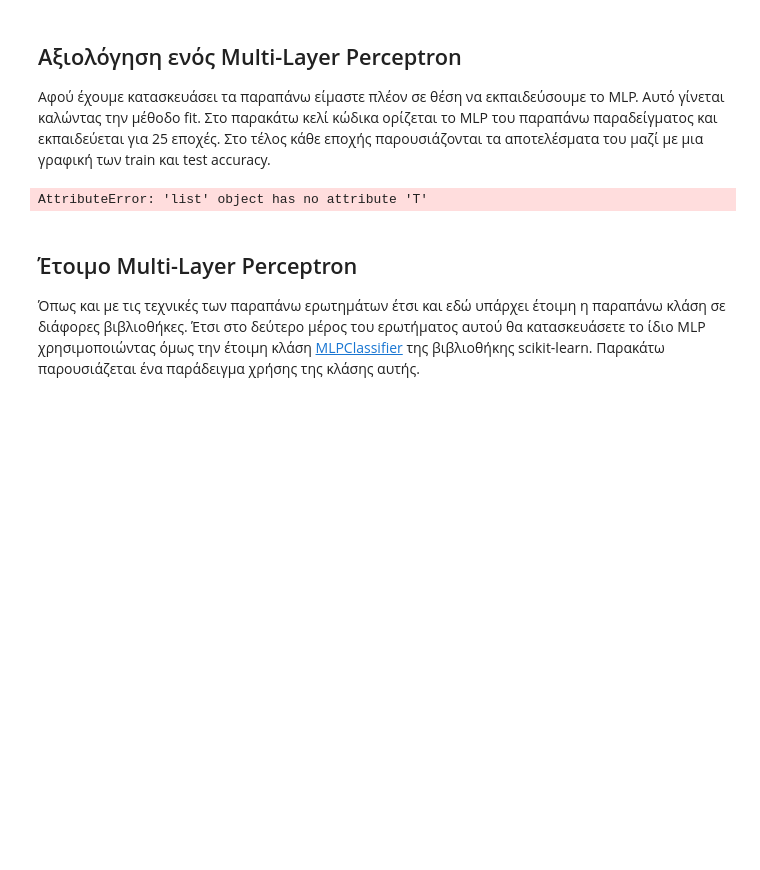
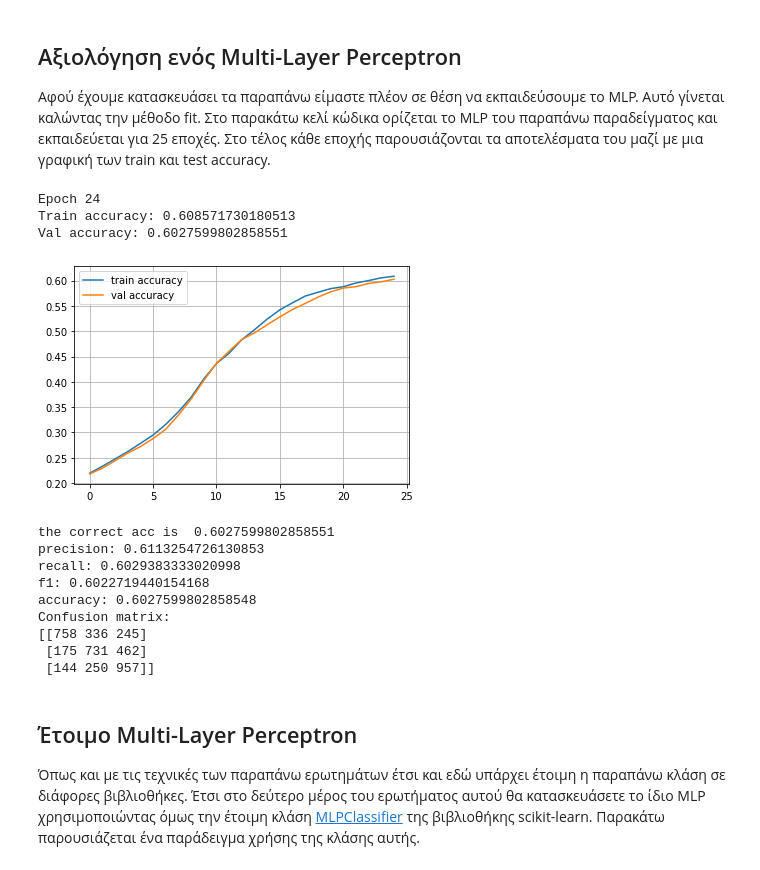
Before and after one commit to nikolastas/Artificial-Intelligence-2020-2021, a Jupyter notebook: lab3/3rd_lab_assignment_AI.ipynb, the cells around one changed output. Cells and saved outputs as stored; diff of their text form; code cells hidden in the pictures; blank space fills up the shorter version.

```diff
--- a/lab3/3rd_lab_assignment_AI.ipynb
+++ b/lab3/3rd_lab_assignment_AI.ipynb
@@ -154,6 +154,7 @@ x_test, y_test, x_train, y_train = [], [], [], []
 ##################
 ## Your code below
 songGenreToNumber= {"Electronic":0, "Rock":1, "Rap":2}
+listOfChar2Genre={}
 count_elements_by_genre={}
 
 for row in data.itertuples(index=True, name='Pandas'):
@@ -193,7 +194,9 @@ def addTestAndTrain (ok ,genre, characteristic, x_test, y_test, x_train, y_train
         y_train.append(genre)
 
 # new code start
+i=0
 for row in data.itertuples(index=True, name='Pandas'):
+    i+=i
     songGenre = getattr(row, 'music_genre')
 
     addToTest = False
@@ -207,8 +210,8 @@ for row in data.itertuples(index=True, name='Pandas'):
     mylist=[]
     for characteristic in inputs:
             mylist.append(getattr(row,characteristic))
-    x_test.append(mylist)
     addTestAndTrain(addToTest, songGenreToNumber[songGenre], mylist, x_test, y_test,x_train,y_train)
+
 
 # ## Your code above
 ##################
@@ -490,14 +502,12 @@ def isTheSame(k, preds, y_preds):
     counter=0
     for a,b in zip(preds,y_preds):
         if(a != b):
-            print("found not equality in ", counter, " element of pred with k= ", k, " preds= ",a, " y_preds= ",b)
+            print("found not equality in ", counter, " element of pred with k= ", k, " preds= ",a, " y_preds= ",b, "this should be ", y_test[counter])
+            print("x= ", x_test[counter])
         counter+=1
 
-knc = KNeighborsClassifier(n_neighbors = 5)
-knc.fit(x_train, y_train)
-y_pred = knc.predict(x_test[:100])
 
-diferent_values_k=[1, 3, 5, 10, 20, 30]
+diferent_values_k=[1, 2, 3, 5, 10, 20, 30]
 
 for valueOfK in diferent_values_k:
     knn = KNN(x_train, y_train, k = valueOfK, distance='euclidian')
@@ -929,8 +963,12 @@ class MLP:
             ###################
             ## Your code below
             # hint: τροφοδοτούμε την έξοδο κάθε επιπέδου στο επόμενο
-            activations.append(l.forward(input))
-            input = activations[-1]
+
+            input=l.forward(input)
+            activations.append(input)
+
+            # activations.append(l.forward(input))
+            # input = activations[-1]
 
 
             ## Your code above
@@ -968,32 +1006,44 @@ class MLP:
 # %%
 from IPython.display import clear_output
 import numpy as np
 
 network = MLP([10, 15, 20, 3], len(inputs))
 
 train_log = []
 val_log = []
 
 for epoch in range(25):
-    network.fit((x_train), (y_train))
+    network.fit(np.array(x_train), (y_train))
     train_log.append(np.mean(network.predict(x_train) == y_train))
     val_log.append(np.mean(network.predict(x_test) == y_test))
     clear_output()
     print("Epoch", epoch)
     print("Train accuracy:", train_log[-1])
     print("Val accuracy:", val_log[-1])
     plt.plot(train_log,label = 'train accuracy')
     plt.plot(val_log,label = 'val accuracy')
     plt.legend(loc = 'best')
     plt.grid()
     plt.show()
 
-y_pred = network.predict(x_test)
+preds = network.predict(x_test)
 
-eval = Evaluate(y_test, y_pred)
+eval = Evaluate(y_test, preds)
 eval.get_evaluation_report()
 # %% [output]
-AttributeError: 'list' object has no attribute 'T'
+Epoch 24
+Train accuracy: 0.608571730180513
+Val accuracy: 0.6027599802858551
+[figure, added]
+the correct acc is  0.6027599802858551
+precision: 0.6113254726130853
+recall: 0.6029383333020998
+f1: 0.6022719440154168
+accuracy: 0.6027599802858548
+Confusion matrix:
+[[758 336 245]
+ [175 731 462]
+ [144 250 957]]
 # %% [markdown]
 ## Έτοιμο Multi-Layer Perceptron
 
```
Also changed, not shown: parts of 20 cells of this notebook.
